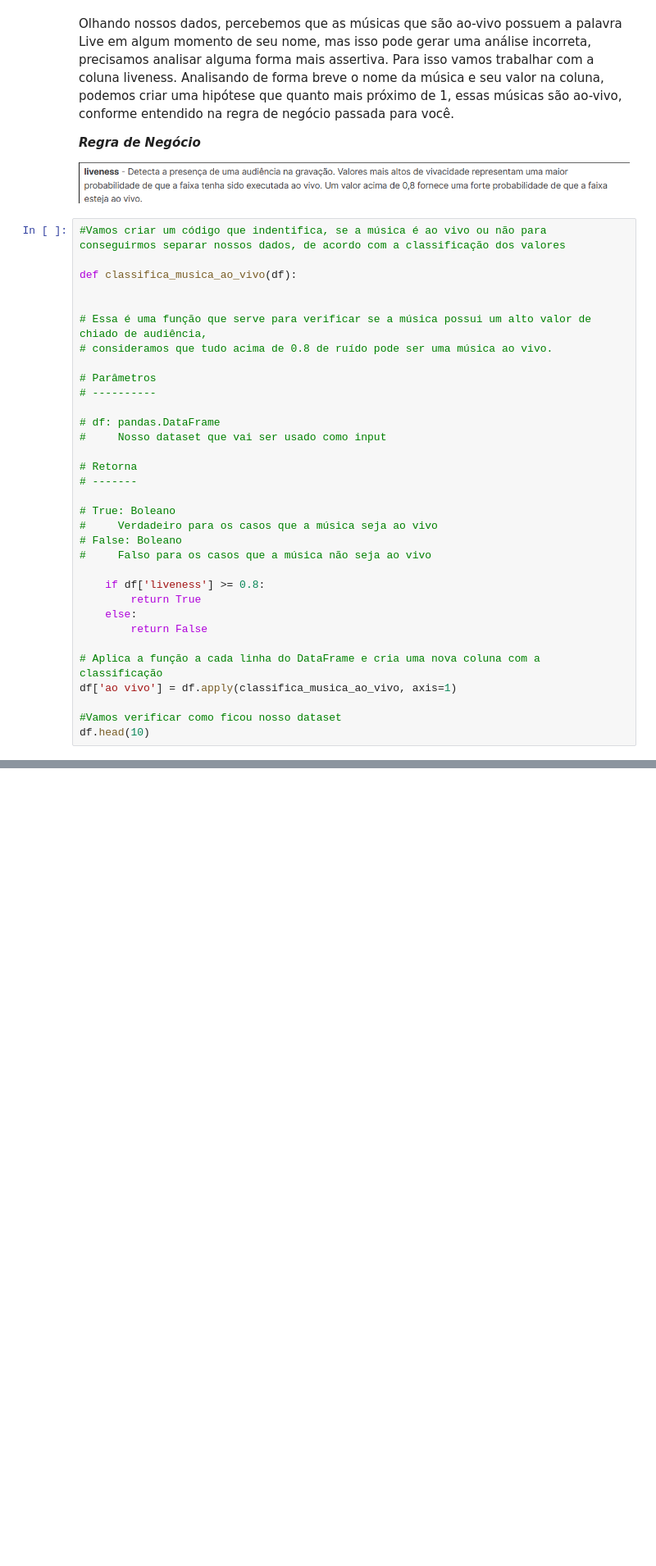
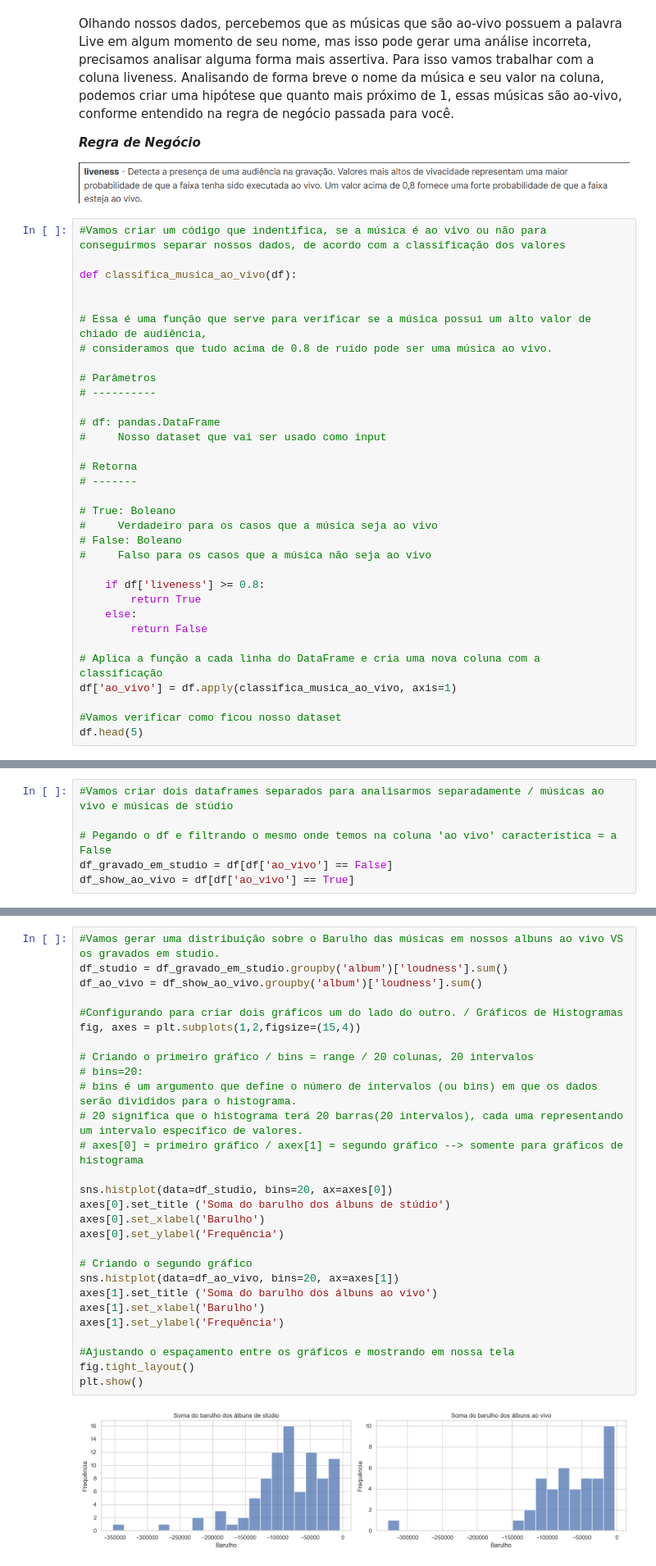
Before and after one commit to DeboraPascoarelli/FIAP_F2A02_ANALISE_EXPLORATORIA_DE_DADOS_EDA, a Jupyter notebook: FASE_2 - MACHINE LEARNIG AND TIME SERIES.ipynb, the cells around one changed output, grey strips where cells are left out. Shown: that part at 82% size. Saved outputs shown, nothing was run; the diff lists cells and outputs as text; blank space fills up the shorter version.

```diff
--- a/FASE_2 - MACHINE LEARNIG AND TIME SERIES.ipynb
+++ b/FASE_2 - MACHINE LEARNIG AND TIME SERIES.ipynb
@@ -912,10 +912,10 @@ def classifica_musica_ao_vivo(df):
         return False
 
 # Aplica a função a cada linha do DataFrame e cria uma nova coluna com a classificação
-df['ao vivo'] = df.apply(classifica_musica_ao_vivo, axis=1)
+df['ao_vivo'] = df.apply(classifica_musica_ao_vivo, axis=1)
 
 #Vamos verificar como ficou nosso dataset
-df.head(10)
+df.head(5)
 # %% [output]
 |  | name | album | release_date | track_number | acousticness | danceability | energy | instrumentalness | ... |
 | 0 | Concert Intro Music - Live | Licked Live In NYC | 2022-06-10 | 1 | 0.0824 | 0.463 | 0.993 | 0.996000 | ... |
@@ -930,0 +936,6 @@ df.head(10)
+# %%
+#Vamos criar dois dataframes separados para analisarmos separadamente / músicas ao vivo e músicas de stúdio
+
+# Pegando o df e filtrando o mesmo onde temos na coluna 'ao vivo' característica = a False
+df_gravado_em_studio = df[df['ao_vivo'] == False]
+df_show_ao_vivo = df[df['ao_vivo'] == True]
@@ -930,0 +969,30 @@ df.head(10)
+# %%
+#Vamos gerar uma distribuição sobre o Barulho das músicas em nossos albuns ao vivo VS os gravados em studio.
+df_studio = df_gravado_em_studio.groupby('album')['loudness'].sum()
+df_ao_vivo = df_show_ao_vivo.groupby('album')['loudness'].sum()
+
+#Configurando para criar dois gráficos um do lado do outro. / Gráficos de Histogramas
+fig, axes = plt.subplots(1,2,figsize=(15,4))
+
+# Criando o primeiro gráfico / bins = range / 20 colunas, 20 intervalos
+# bins=20:
+# bins é um argumento que define o número de intervalos (ou bins) em que os dados serão divididos para o histograma.
+# 20 significa que o histograma terá 20 barras(20 intervalos), cada uma representando um intervalo específico de valores.
+# axes[0] = primeiro gráfico / axex[1] = segundo gráfico --> somente para gráficos de histograma
+
+sns.histplot(data=df_studio, bins=20, ax=axes[0])
+axes[0].set_title ('Soma do barulho dos álbuns de stúdio')
+axes[0].set_xlabel('Barulho')
+axes[0].set_ylabel('Frequência')
+
+# Criando o segundo gráfico
+sns.histplot(data=df_ao_vivo, bins=20, ax=axes[1])
+axes[1].set_title ('Soma do barulho dos álbuns ao vivo')
+axes[1].set_xlabel('Barulho')
+axes[1].set_ylabel('Frequência')
+
+#Ajustando o espaçamento entre os gráficos e mostrando em nossa tela
+fig.tight_layout()
+plt.show()
+# %% [output]
+[figure, added]
```
Also changed, not shown: parts of 9 cells of this notebook.
